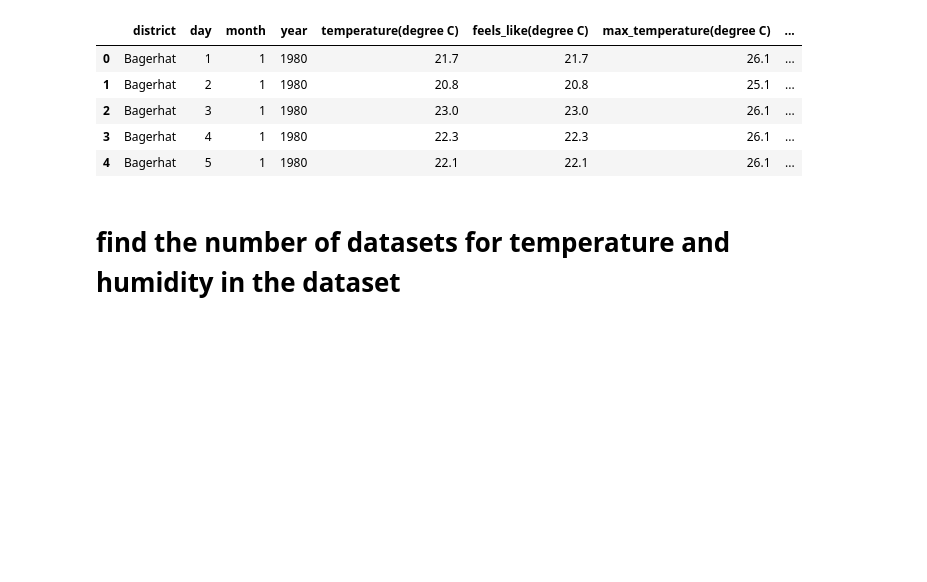
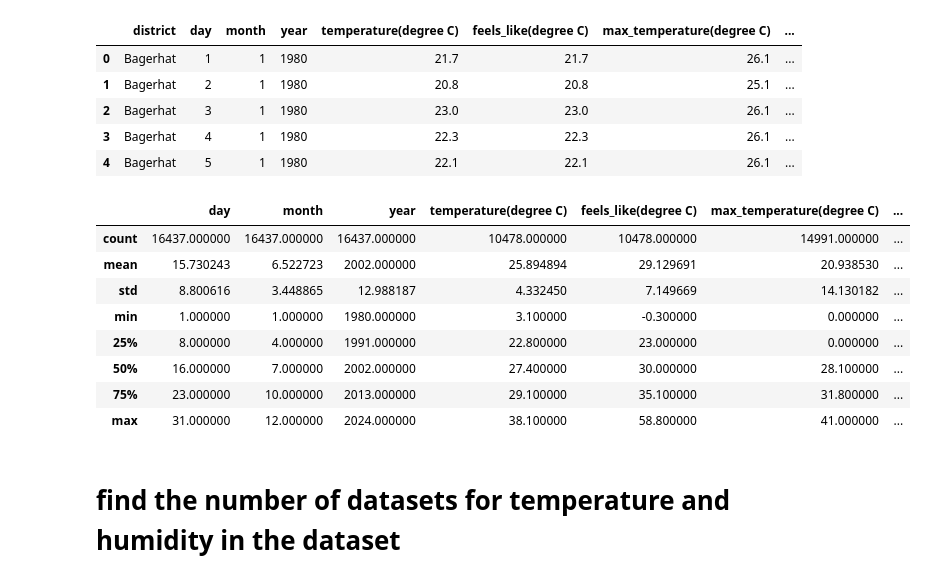
Before and after one commit to not-your-pancake/TCC-ensembling-paper, a Jupyter notebook: 1-Heat-Index/1-bagherhat/bagerhat_Heat_index.ipynb, the cells around one changed output. Saved outputs shown, nothing was run; the diff lists cells and outputs as text; code cells hidden in the pictures; blank space fills up the shorter version.

```diff
--- a/1-Heat-Index/1-bagherhat/bagerhat_Heat_index.ipynb
+++ b/1-Heat-Index/1-bagherhat/bagerhat_Heat_index.ipynb
@@ -32,6 +32,18 @@ memory usage: 1.9+ MB
 | 2 | Bagerhat | 3 | 1 | 1980 | 23.0 | 23.0 | 26.1 | ... |
 | 3 | Bagerhat | 4 | 1 | 1980 | 22.3 | 22.3 | 26.1 | ... |
 | 4 | Bagerhat | 5 | 1 | 1980 | 22.1 | 22.1 | 26.1 | ... |
+# %%
+df_bagerhat.describe()
+# %% [output]
+|  | day | month | year | temperature(degree C) | feels_like(degree C) | max_temperature(degree C) | ... |
+| count | 16437.000000 | 16437.000000 | 16437.000000 | 10478.000000 | 10478.000000 | 14991.000000 | ... |
+| mean | 15.730243 | 6.522723 | 2002.000000 | 25.894894 | 29.129691 | 20.938530 | ... |
+| std | 8.800616 | 3.448865 | 12.988187 | 4.332450 | 7.149669 | 14.130182 | ... |
+| min | 1.000000 | 1.000000 | 1980.000000 | 3.100000 | -0.300000 | 0.000000 | ... |
+| 25% | 8.000000 | 4.000000 | 1991.000000 | 22.800000 | 23.000000 | 0.000000 | ... |
+| 50% | 16.000000 | 7.000000 | 2002.000000 | 27.400000 | 30.000000 | 28.100000 | ... |
+| 75% | 23.000000 | 10.000000 | 2013.000000 | 29.100000 | 35.100000 | 31.800000 | ... |
+| max | 31.000000 | 12.000000 | 2024.000000 | 38.100000 | 58.800000 | 41.000000 | ... |
 # %% [markdown]
 # find the number of datasets for temperature and humidity in the dataset
 # %%
```
Also changed, not shown: parts of 7 cells of this notebook, 2 other files.
